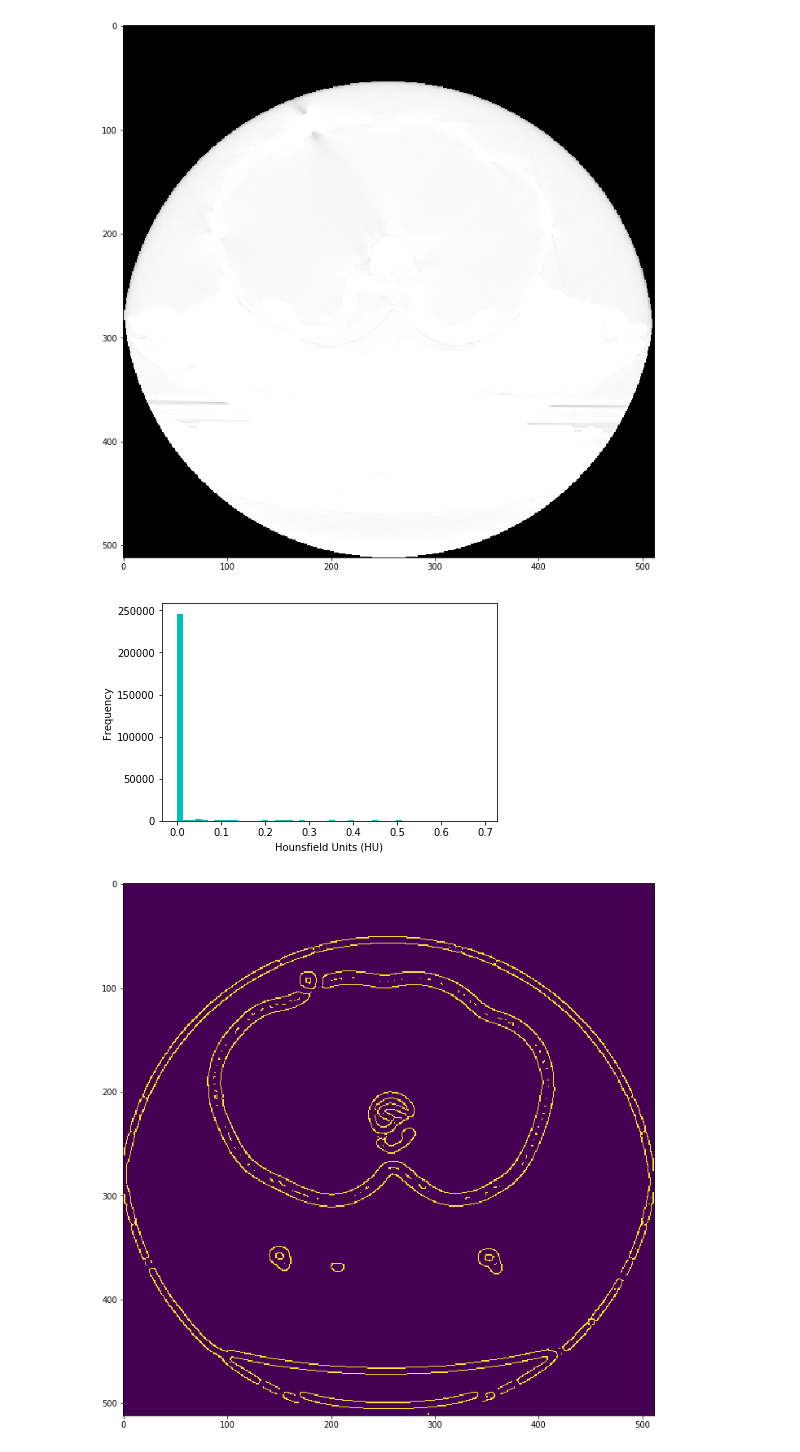
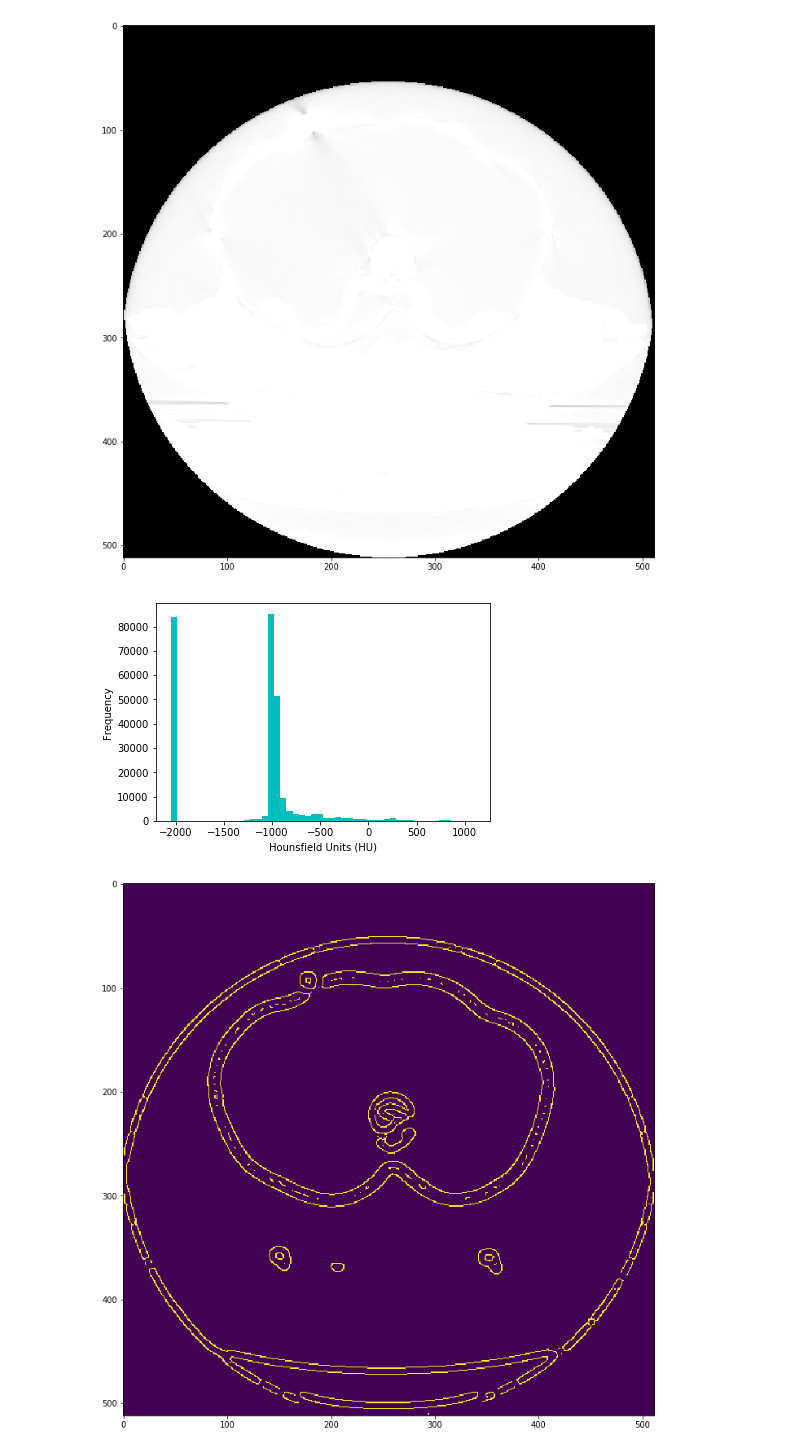
Before and after one commit to daegukdo/TIL, a Jupyter notebook: 05_side_project/01_dicom_with_point_cloud/00_dicom_image_processing_v2.ipynb, the cells around one changed output. Drawn from its saved outputs; the diff is of its cells as text; code cells hidden in the pictures.

```diff
--- a/05_side_project/01_dicom_with_point_cloud/00_dicom_image_processing_v2.ipynb
+++ b/05_side_project/01_dicom_with_point_cloud/00_dicom_image_processing_v2.ipynb
@@ -109,12 +109,14 @@ plt.show()
 # %% [output]
 [figure]
 # %%
-plt.hist(test_data.flatten(), bins=50, color='c')
+test_hist_a = imgs_to_process[160]
+
+plt.hist(test_hist_a.flatten(), bins=50, color='c')
 plt.xlabel("Hounsfield Units (HU)")
 plt.ylabel("Frequency")
 plt.show()
 # %% [output]
-[figure, old version]
+[figure, new version]
 # %%
 edges = feature.canny(
     image=test_data*50,
```
Also changed, not shown: parts of 6 cells of this notebook.
